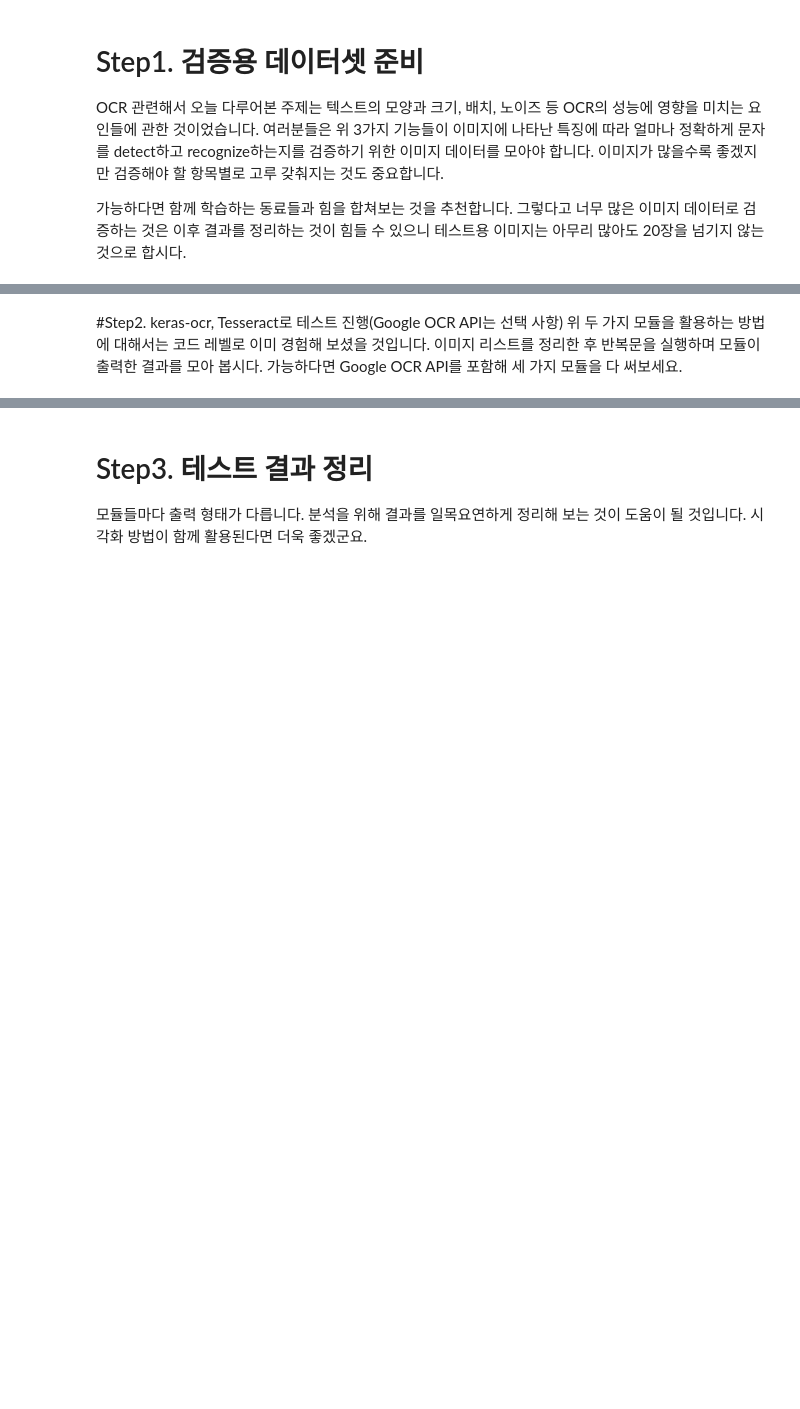
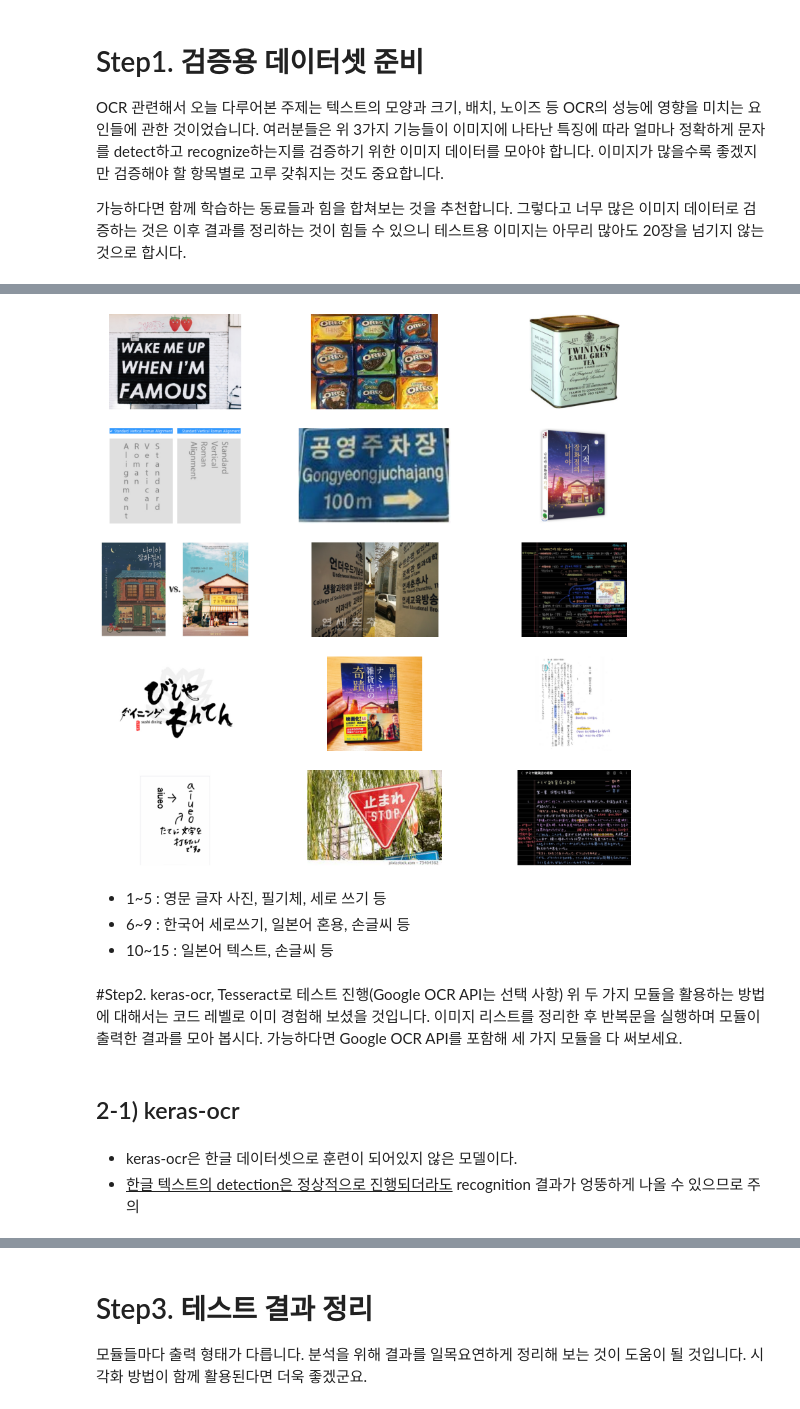
Before and after one commit to Seona056/AIFFEL_Daegu, a Jupyter notebook: [E-15] 다양한 OCR모델 비교하기.ipynb, the cells around one changed output, grey strips where cells are left out. Cells and saved outputs as stored; diff of their text form; code cells hidden in the pictures; blank space fills up the shorter version.

```diff
--- a/[E-15] 다양한 OCR모델 비교하기.ipynb
+++ b/[E-15] 다양한 OCR모델 비교하기.ipynb
@@ -22,0 +80,6 @@ OCR 관련해서 오늘 다루어본 주제는 텍스트의 모양과 크기,
+# %%
+path = '/content/drive/MyDrive/아이펠/풀잎스쿨/data/ocr_python'
+img_file_path = glob.glob(path+'/*.jpg')
+# %%
+img_file_path.sort()
+img_file_path
@@ -23,3 +102,21 @@ OCR 관련해서 오늘 다루어본 주제는 텍스트의 모양과 크기,
+# %%
+plt.figure(figsize=(15, 15))
+
+for i, image in enumerate(img_file_path,1):
+    plt.subplot(5, 3, i)
+    plt.imshow(img.imread(image))
+    plt.axis('off')
+# %% [output]
+[figure, added]
+# %% [markdown]
+- 1~5 : 영문 글자 사진, 필기체, 세로 쓰기 등
+- 6~9 : 한국어 세로쓰기, 일본어 혼용, 손글씨 등
+- 10~15 : 일본어 텍스트, 손글씨 등
 # %% [markdown]
 #Step2. keras-ocr, Tesseract로 테스트 진행(Google OCR API는 선택 사항)
 위 두 가지 모듈을 활용하는 방법에 대해서는 코드 레벨로 이미 경험해 보셨을 것입니다. 이미지 리스트를 정리한 후 반복문을 실행하며 모듈이 출력한 결과를 모아 봅시다. 가능하다면 Google OCR API를 포함해 세 가지 모듈을 다 써보세요.
+# %% [markdown]
+## 2-1) keras-ocr
+# %% [markdown]
+- keras-ocr은 한글 데이터셋으로 훈련이 되어있지 않은 모델이다.
+- <u>한글 텍스트의 detection은 정상적으로 진행되더라도</u> recognition 결과가 엉뚱하게 나올 수 있으므로 주의
```
Also changed, not shown: parts of 36 cells of this notebook.
